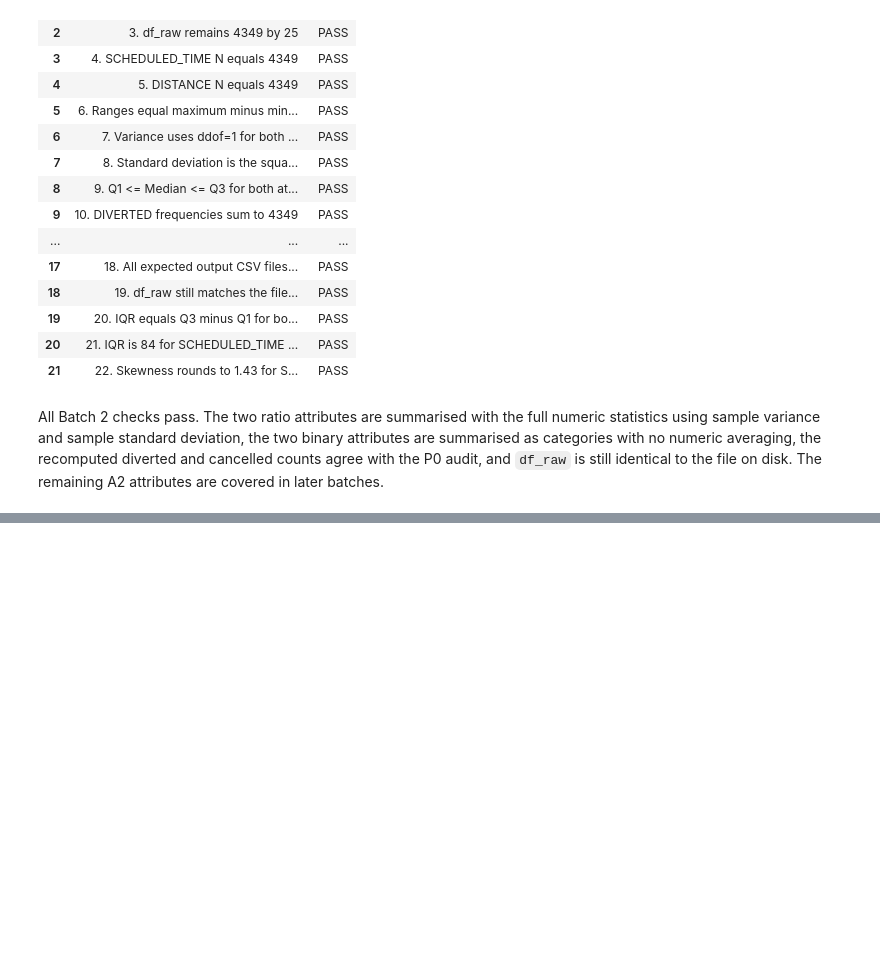
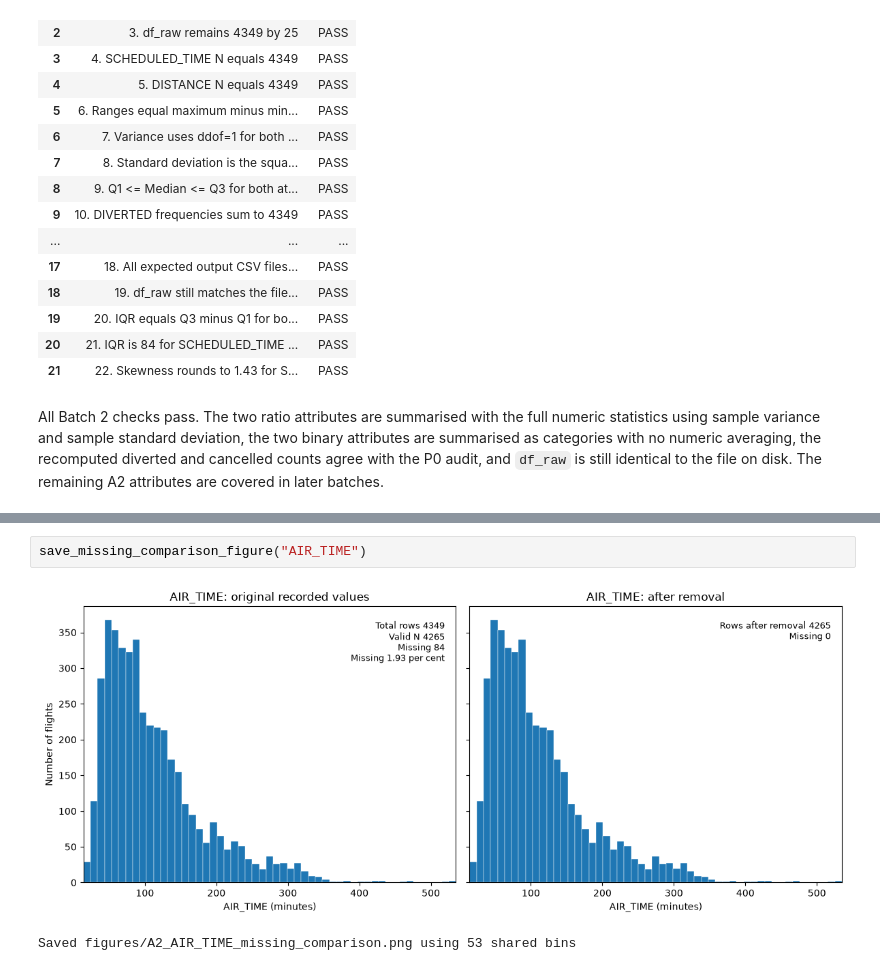
Before and after one commit to le23967/31250-assignment2-25740123, a Jupyter notebook: ida_25740123.ipynb, the cells around one changed output, grey strips where cells are left out. Cells and saved outputs as stored; diff of their text form; blank space fills up the shorter version.

```diff
--- a/ida_25740123.ipynb
+++ b/ida_25740123.ipynb
@@ -1710,0 +2042,5 @@ All Batch 2 checks pass. The two ratio attributes are summarised with the full n
+# %%
+save_missing_comparison_figure("AIR_TIME")
+# %% [output]
+[figure, added]
+Saved figures/A2_AIR_TIME_missing_comparison.png using 53 shared bins
```
Also changed, not shown: parts of 35 cells of this notebook, 11 other files.
